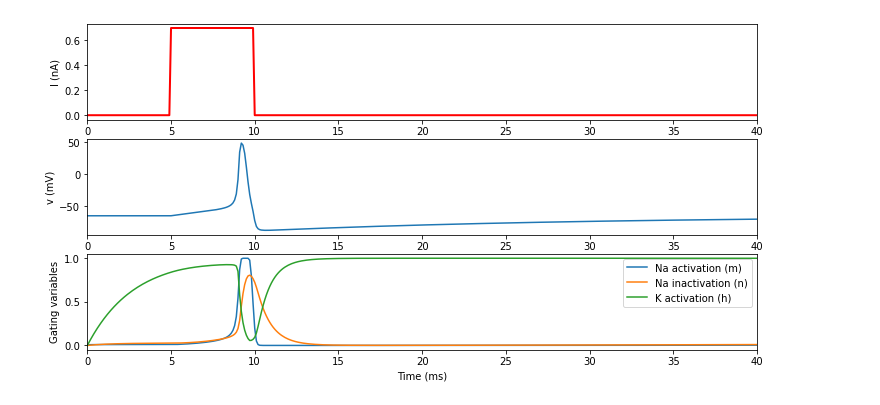
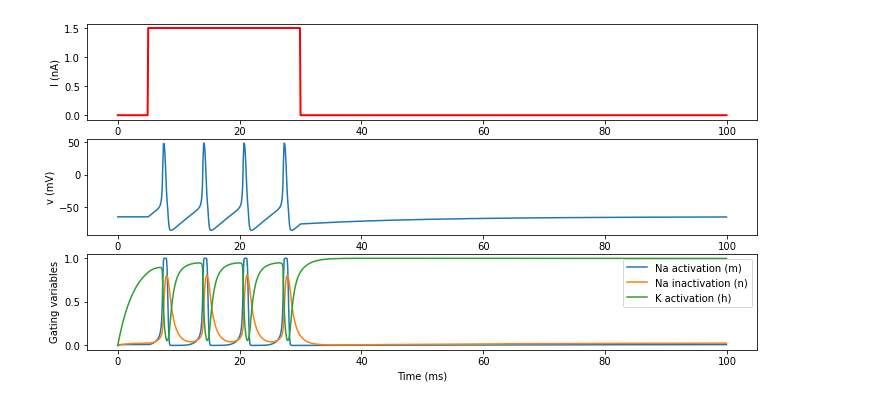
Before and after one commit to bazenkov/neuro-raai, a Jupyter notebook: Seminar 2. Biophysical model.ipynb, the cells around one changed output. Saved outputs shown, nothing was run; the diff lists cells and outputs as text; code cells hidden in the pictures.

```diff
--- a/Seminar 2. Biophysical model.ipynb
+++ b/Seminar 2. Biophysical model.ipynb
@@ -49,39 +55,39 @@ g_na = 100*msiemens*cm**-2 * area
 g_kd = 30*msiemens*cm**-2 * area
 VT = -63*mV
 I_subthres = 0.5
-I_low = 0.7
+I_low = 1.5
 I_high = 2.5
-I_arr = [0]*1 + [I_low]*1 + [0]*1
-I = b2.TimedArray(I_arr * nA, dt=5 * ms)
+I_arr = [0]*1 + [I_low]*5 + [0]*1
+I = TimedArray(I_arr * nA, dt=5 * ms)
 # The model
 eqs = Equations('''
 dv/dt = (gl*(El-v) - g_na*(m*m*m)*h*(v-ENa) - g_kd*(n*n*n*n)*(v-EK) + I(t))/Cm : volt
 dm/dt = 0.32*(mV**-1)*4*mV/exprel((13.*mV-v+VT)/(4*mV))/ms*(1-m)-0.28*(mV**-1)*5*mV/exprel((v-VT-40.*mV)/(5*mV))/ms*m : 1
 dn/dt = 0.032*(mV**-1)*5*mV/exprel((15.*mV-v+VT)/(5*mV))/ms*(1.-n)-.5*exp((10.*mV-v+VT)/(40.*mV))/ms*n : 1
 dh/dt = 0.128*exp((17.*mV-v+VT)/(18.*mV))/ms*(1.-h)-4./(1+exp((40.*mV-v+VT)/(5.*mV)))/ms*h : 1
 ''')
 # Threshold and refractoriness are only used for spike counting
 group = NeuronGroup(num_neurons, eqs,
                     threshold='v > -40*mV',
                     refractory='v > -40*mV',
                     method='exponential_euler')
 group.v = El
 
 
 #group.I = '0.7*nA'
 #group.I = I
 
 s_monitor = SpikeMonitor(group)
 v_monitor = StateMonitor(group, ["v","m","n","h"], record=True)
 
 run(duration)
 
 fig = figure(figsize=(12,6))
 subplot(3,1,1)
-plot_I(v_monitor, I, t_bounds=(0,40))
+plot_I(v_monitor, I)
 subplot(3,1,2)
-plot_v(v_monitor,t_bounds=(0,40))
+plot_v(v_monitor)
 subplot(3,1,3)
-plot_gating(v_monitor, t_bounds=(0,40))
+plot_gating(v_monitor)
 # %% [output]
-[figure, old version]
+[figure, new version]
```
Also changed, not shown: parts of 1 cell of this notebook, 3 other files.
